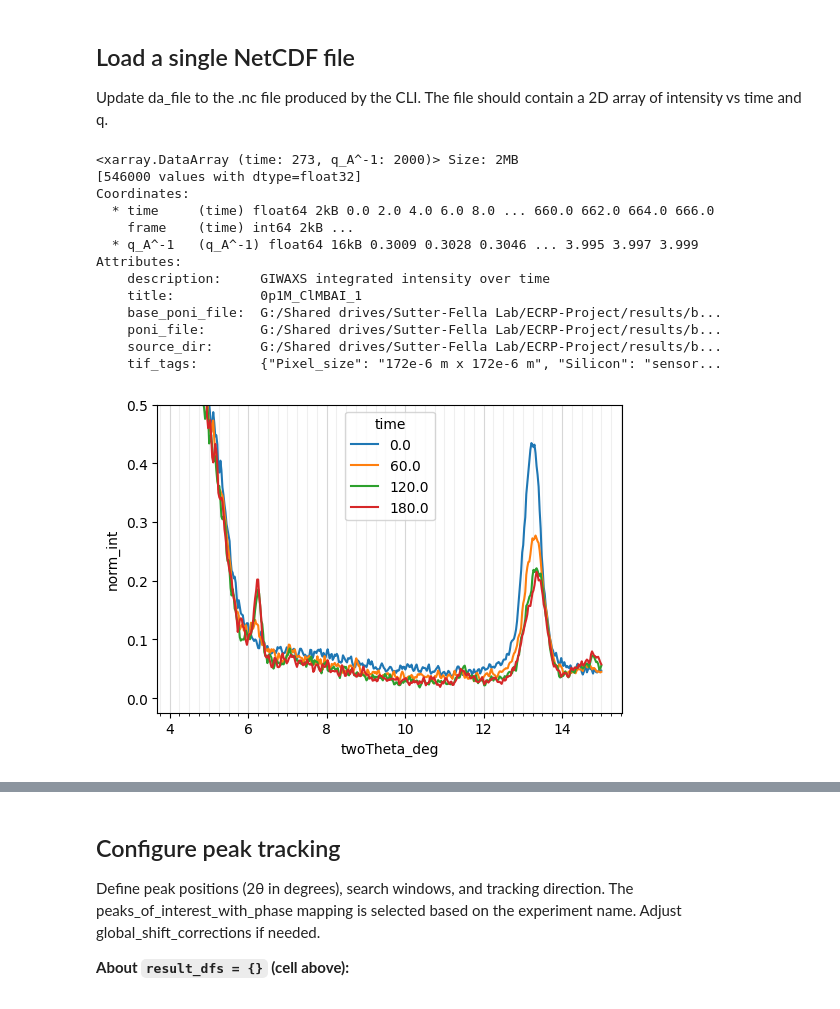
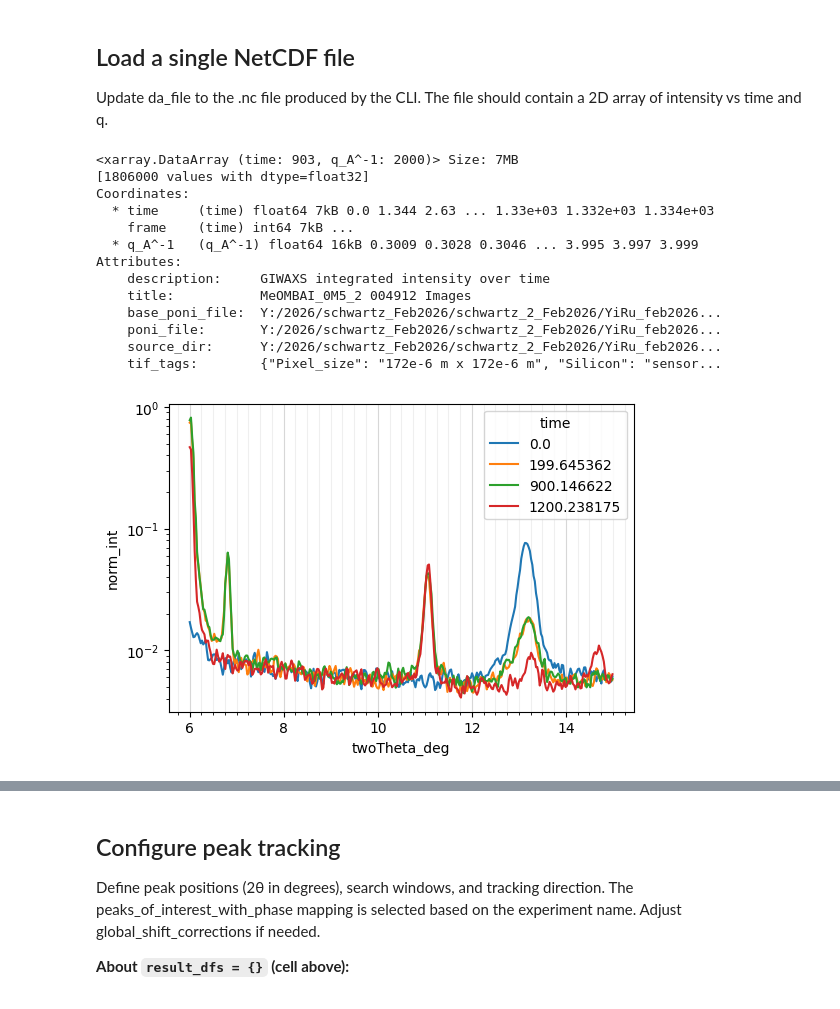
Before and after one commit to yyrliu/als-xrd-12-3-2, a Jupyter notebook: peak_int_single_file.ipynb, the cells around one changed output, grey strips where cells are left out. Cells and saved outputs as stored; diff of their text form; code cells hidden in the pictures.

```diff
--- a/peak_int_single_file.ipynb
+++ b/peak_int_single_file.ipynb
@@ -38,46 +38,47 @@ from analysis import process_time_series_by_peak
 
 Update da_file to the .nc file produced by the CLI. The file should contain a 2D array of intensity vs time and q.
 # %%
-da_file = Path(r"G:\Shared drives\Sutter-Fella Lab\ECRP-Project\results\beamtime_Dec2025\processed_npt=2000\0p1M_ClMBAI_1.nc")
+da_file = Path(r"G:\Shared drives\Sutter-Fella Lab\ALS_Beamtimes\2026\Yi-Ru_Feb2026\processed\MeOMBAI_0M5_2 004912 Images.nc")
 
 da = xr.open_dataarray(da_file)
 da
 # %% [output]
-<xarray.DataArray (time: 273, q_A^-1: 2000)> Size: 2MB
-[546000 values with dtype=float32]
+<xarray.DataArray (time: 903, q_A^-1: 2000)> Size: 7MB
+[1806000 values with dtype=float32]
 Coordinates:
-  * time     (time) float64 2kB 0.0 2.0 4.0 6.0 8.0 ... 660.0 662.0 664.0 666.0
-    frame    (time) int64 2kB ...
+  * time     (time) float64 7kB 0.0 1.344 2.63 ... 1.33e+03 1.332e+03 1.334e+03
+    frame    (time) int64 7kB ...
   * q_A^-1   (q_A^-1) float64 16kB 0.3009 0.3028 0.3046 ... 3.995 3.997 3.999
 Attributes:
     description:     GIWAXS integrated intensity over time
-    title:           0p1M_ClMBAI_1
-    base_poni_file:  G:/Shared drives/Sutter-Fella Lab/ECRP-Project/results/b...
-    poni_file:       G:/Shared drives/Sutter-Fella Lab/ECRP-Project/results/b...
-    source_dir:      G:/Shared drives/Sutter-Fella Lab/ECRP-Project/results/b...
+    title:           MeOMBAI_0M5_2 004912 Images
+    base_poni_file:  Y:/2026/schwartz_Feb2026/schwartz_2_Feb2026/YiRu_feb2026...
+    poni_file:       Y:/2026/schwartz_Feb2026/schwartz_2_Feb2026/YiRu_feb2026...
+    source_dir:      Y:/2026/schwartz_Feb2026/schwartz_2_Feb2026/YiRu_feb2026...
     tif_tags:        {"Pixel_size": "172e-6 m x 172e-6 m", "Silicon": "sensor...
 # %%
 ds = da.to_dataset(name="intensity")
 
 ds['norm_int'] = (ds['intensity'] - ds['intensity'].min()) / (ds['intensity'].max() - ds['intensity'].min())
 
-twoTheta = np.rad2deg(2 * np.arcsin(ds["q_A^-1"] * 1.54 / (4 * np.pi))).values
+twoTheta = np.rad2deg(2 * np.arcsin(ds["q_A^-1"] * 1.5418 / (4 * np.pi))).values
 ds = ds.assign_coords({"twoTheta_deg": ("q_A^-1", twoTheta)}).swap_dims({"q_A^-1": "twoTheta_deg"})
 
 fig, ax = plt.subplots(figsize=(6,4))
 ds['norm_int']\
     .shift(twoTheta_deg=0)\
-    .sel(time=[0, 60, 120, 180], method='nearest')\
-    .sel(twoTheta_deg=slice(None, 15))\
+    .sel(time=[0, 200, 900, 1200], method='nearest')\
+    .sel(twoTheta_deg=slice(6, 15))\
     .plot.line(x="twoTheta_deg", ax=ax)
 
-ax.set_ylim(None, 0.5)
+# ax.set_ylim(None, 0.5)
+ax.set_yscale('log')
 # use minor ticks for x-axis
 ax.xaxis.set_minor_locator(plt.MultipleLocator(0.25))
 ax.grid(True, which='major', axis='x', linestyle='-', alpha=0.5)
 ax.grid(True, which='minor', axis='x', linestyle='-', alpha=0.2)
 # %% [output]
-[figure, old version]
+[figure, new version]
 # %%
 %load_ext autoreload
 %autoreload 2
```
Also changed, not shown: parts of 6 cells of this notebook, 3 other files.
